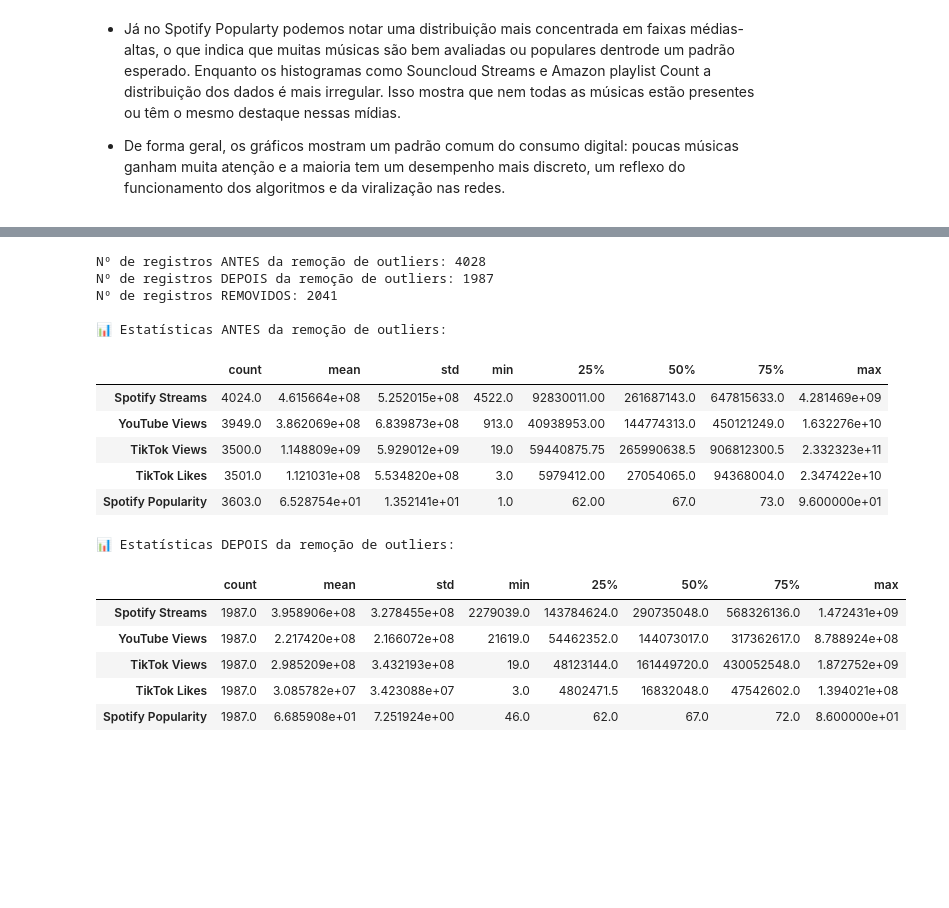
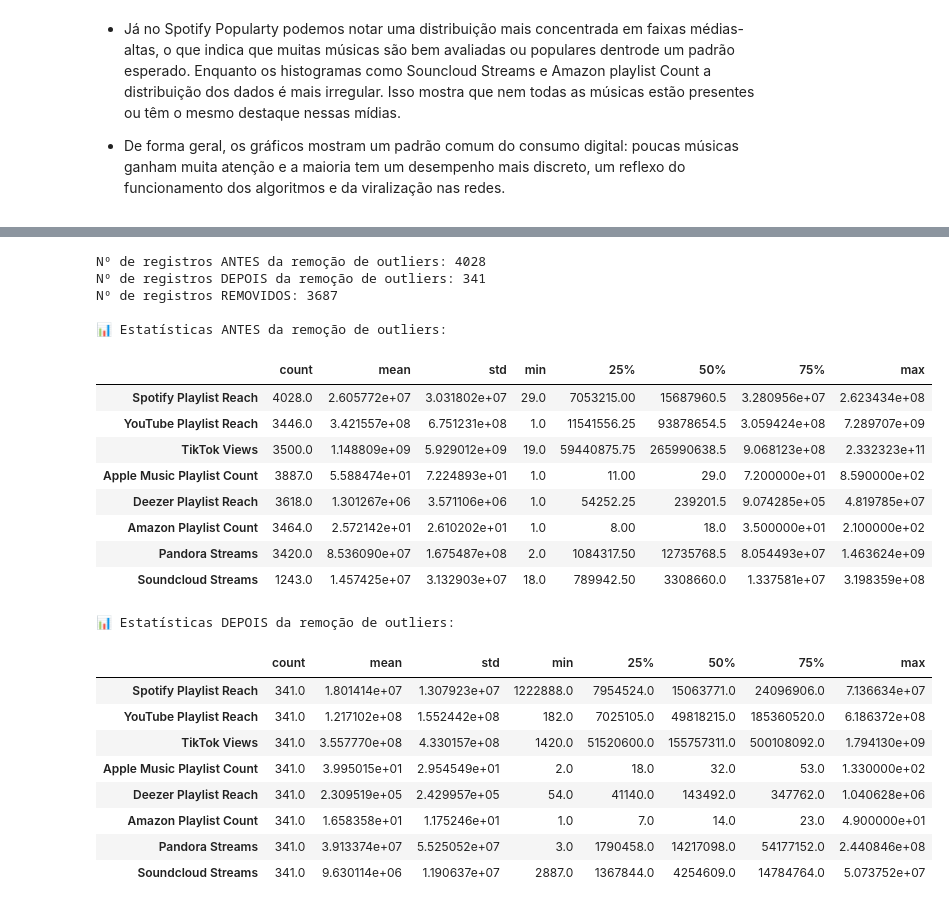
Before and after one commit to Hamashyach/AnaliseDados_projeto1, a Jupyter notebook: ProjetoMusicas.ipynb, the cells around one changed output, grey strips where cells are left out. Drawn from its saved outputs; the diff is of its cells as text; code cells hidden in the pictures; blank space fills up the shorter version.

```diff
--- a/ProjetoMusicas.ipynb
+++ b/ProjetoMusicas.ipynb
@@ -309,0 +293,30 @@ for col in variaveis_destaque:
+# %%
+# Lista de colunas que representam alcance em diferentes plataformas
+colunas_alcance = [
+    'Spotify Playlist Reach',
+    'YouTube Playlist Reach',
+    'TikTok Views',
+    'Apple Music Playlist Count',
+    'Deezer Playlist Reach',
+    'Amazon Playlist Count',
+    'Pandora Streams',
+    'Soundcloud Streams'
+]
+
+# Garante que as colunas estão presentes e numéricas
+alcance_media = df_limpo[colunas_alcance].mean().dropna().sort_values(ascending=False)
+
+# Exibe as médias
+print("Média de Alcance das Músicas por Plataforma:")
+print(alcance_media)
+
+# Gráfico de barras
+plt.figure(figsize=(10, 6))
+sns.barplot(x=alcance_media.values, y=alcance_media.index, palette="viridis")
+plt.xscale('log')
+plt.xlabel("Média de Alcance (Escala Logarítmica)")
+plt.ylabel("Plataforma")
+plt.title("Média de Alcance das Músicas por Plataforma (Escala Log)")
+plt.grid(axis='x', linestyle='--', alpha=0.7)
+plt.tight_layout()
+plt.show()
@@ -312,6 +415,6 @@ for col in variaveis_destaque:
 # %%
 #Verificando Outliers
-for col in variaveis_destaque:
+for col in colunas_alcance:
     serie = df_limpo[col].dropna()  # remove nulos
     Q1 = serie.quantile(0.25)
     Q3 = serie.quantile(0.75)
@@ -327,12 +433,9 @@ Spotify Popularity: 243 outliers
 # %%
-# Fazemos uma cópia para não alterar o original
+#Fazemos uma cópia para não alterar o original
 df_sem_outliers = df_limpo.copy()
 
-# Lista das variáveis numéricas que queremos limpar
-variaveis_destaque = ['Spotify Streams', 'YouTube Views', 'TikTok Views', 'TikTok Likes', 'Spotify Popularity']
-
 # Remoção de outliers com base no IQR
-for col in variaveis_destaque:
+for col in colunas_alcance:
     Q1 = df_sem_outliers[col].quantile(0.25)
     Q3 = df_sem_outliers[col].quantile(0.75)
     IQR = Q3 - Q1
@@ -361,31 +464,37 @@ plt.show()
 # %%
 # 1. Quantidade de dados antes e depois
 print(f"Nº de registros ANTES da remoção de outliers: {df_limpo.shape[0]}")
 print(f"Nº de registros DEPOIS da remoção de outliers: {df_sem_outliers.shape[0]}")
 print(f"Nº de registros REMOVIDOS: {df_limpo.shape[0] - df_sem_outliers.shape[0]}\n")
 
 # 2. Estatísticas descritivas para comparação
 print("📊 Estatísticas ANTES da remoção de outliers:")
-display(df_limpo[variaveis_destaque].describe().T)
+display(df_limpo[colunas_alcance].describe().T)
 
 print("\n📊 Estatísticas DEPOIS da remoção de outliers:")
-display(df_sem_outliers[variaveis_destaque].describe().T)
+display(df_sem_outliers[colunas_alcance].describe().T)
 # %% [output]
 Nº de registros ANTES da remoção de outliers: 4028
-Nº de registros DEPOIS da remoção de outliers: 1987
-Nº de registros REMOVIDOS: 2041
+Nº de registros DEPOIS da remoção de outliers: 341
+Nº de registros REMOVIDOS: 3687
 
 📊 Estatísticas ANTES da remoção de outliers:
 |  | count | mean | std | min | 25% | 50% | 75% | max |
-| Spotify Streams | 4024.0 | 4.615664e+08 | 5.252015e+08 | 4522.0 | 92830011.00 | 261687143.0 | 647815633.0 | 4.281469e+09 |
-| YouTube Views | 3949.0 | 3.862069e+08 | 6.839873e+08 | 913.0 | 40938953.00 | 144774313.0 | 450121249.0 | 1.632276e+10 |
-| TikTok Views | 3500.0 | 1.148809e+09 | 5.929012e+09 | 19.0 | 59440875.75 | 265990638.5 | 906812300.5 | 2.332323e+11 |
-| TikTok Likes | 3501.0 | 1.121031e+08 | 5.534820e+08 | 3.0 | 5979412.00 | 27054065.0 | 94368004.0 | 2.347422e+10 |
-| Spotify Popularity | 3603.0 | 6.528754e+01 | 1.352141e+01 | 1.0 | 62.00 | 67.0 | 73.0 | 9.600000e+01 |
+| Spotify Playlist Reach | 4028.0 | 2.605772e+07 | 3.031802e+07 | 29.0 | 7053215.00 | 15687960.5 | 3.280956e+07 | 2.623434e+08 |
+| YouTube Playlist Reach | 3446.0 | 3.421557e+08 | 6.751231e+08 | 1.0 | 11541556.25 | 93878654.5 | 3.059424e+08 | 7.289707e+09 |
+| TikTok Views | 3500.0 | 1.148809e+09 | 5.929012e+09 | 19.0 | 59440875.75 | 265990638.5 | 9.068123e+08 | 2.332323e+11 |
+| Apple Music Playlist Count | 3887.0 | 5.588474e+01 | 7.224893e+01 | 1.0 | 11.00 | 29.0 | 7.200000e+01 | 8.590000e+02 |
+| Deezer Playlist Reach | 3618.0 | 1.301267e+06 | 3.571106e+06 | 1.0 | 54252.25 | 239201.5 | 9.074285e+05 | 4.819785e+07 |
+| Amazon Playlist Count | 3464.0 | 2.572142e+01 | 2.610202e+01 | 1.0 | 8.00 | 18.0 | 3.500000e+01 | 2.100000e+02 |
+| Pandora Streams | 3420.0 | 8.536090e+07 | 1.675487e+08 | 2.0 | 1084317.50 | 12735768.5 | 8.054493e+07 | 1.463624e+09 |
+| Soundcloud Streams | 1243.0 | 1.457425e+07 | 3.132903e+07 | 18.0 | 789942.50 | 3308660.0 | 1.337581e+07 | 3.198359e+08 |
 📊 Estatísticas DEPOIS da remoção de outliers:
 |  | count | mean | std | min | 25% | 50% | 75% | max |
-| Spotify Streams | 1987.0 | 3.958906e+08 | 3.278455e+08 | 2279039.0 | 143784624.0 | 290735048.0 | 568326136.0 | 1.472431e+09 |
-| YouTube Views | 1987.0 | 2.217420e+08 | 2.166072e+08 | 21619.0 | 54462352.0 | 144073017.0 | 317362617.0 | 8.788924e+08 |
-| TikTok Views | 1987.0 | 2.985209e+08 | 3.432193e+08 | 19.0 | 48123144.0 | 161449720.0 | 430052548.0 | 1.872752e+09 |
-| TikTok Likes | 1987.0 | 3.085782e+07 | 3.423088e+07 | 3.0 | 4802471.5 | 16832048.0 | 47542602.0 | 1.394021e+08 |
-| Spotify Popularity | 1987.0 | 6.685908e+01 | 7.251924e+00 | 46.0 | 62.0 | 67.0 | 72.0 | 8.600000e+01 |
+| Spotify Playlist Reach | 341.0 | 1.801414e+07 | 1.307923e+07 | 1222888.0 | 7954524.0 | 15063771.0 | 24096906.0 | 7.136634e+07 |
+| YouTube Playlist Reach | 341.0 | 1.217102e+08 | 1.552442e+08 | 182.0 | 7025105.0 | 49818215.0 | 185360520.0 | 6.186372e+08 |
+| TikTok Views | 341.0 | 3.557770e+08 | 4.330157e+08 | 1420.0 | 51520600.0 | 155757311.0 | 500108092.0 | 1.794130e+09 |
+| Apple Music Playlist Count | 341.0 | 3.995015e+01 | 2.954549e+01 | 2.0 | 18.0 | 32.0 | 53.0 | 1.330000e+02 |
+| Deezer Playlist Reach | 341.0 | 2.309519e+05 | 2.429957e+05 | 54.0 | 41140.0 | 143492.0 | 347762.0 | 1.040628e+06 |
+| Amazon Playlist Count | 341.0 | 1.658358e+01 | 1.175246e+01 | 1.0 | 7.0 | 14.0 | 23.0 | 4.900000e+01 |
+| Pandora Streams | 341.0 | 3.913374e+07 | 5.525052e+07 | 3.0 | 1790458.0 | 14217098.0 | 54177152.0 | 2.440846e+08 |
+| Soundcloud Streams | 341.0 | 9.630114e+06 | 1.190637e+07 | 2887.0 | 1367844.0 | 4254609.0 | 14784764.0 | 5.073752e+07 |
```
Also changed, not shown: parts of 32 cells of this notebook.
